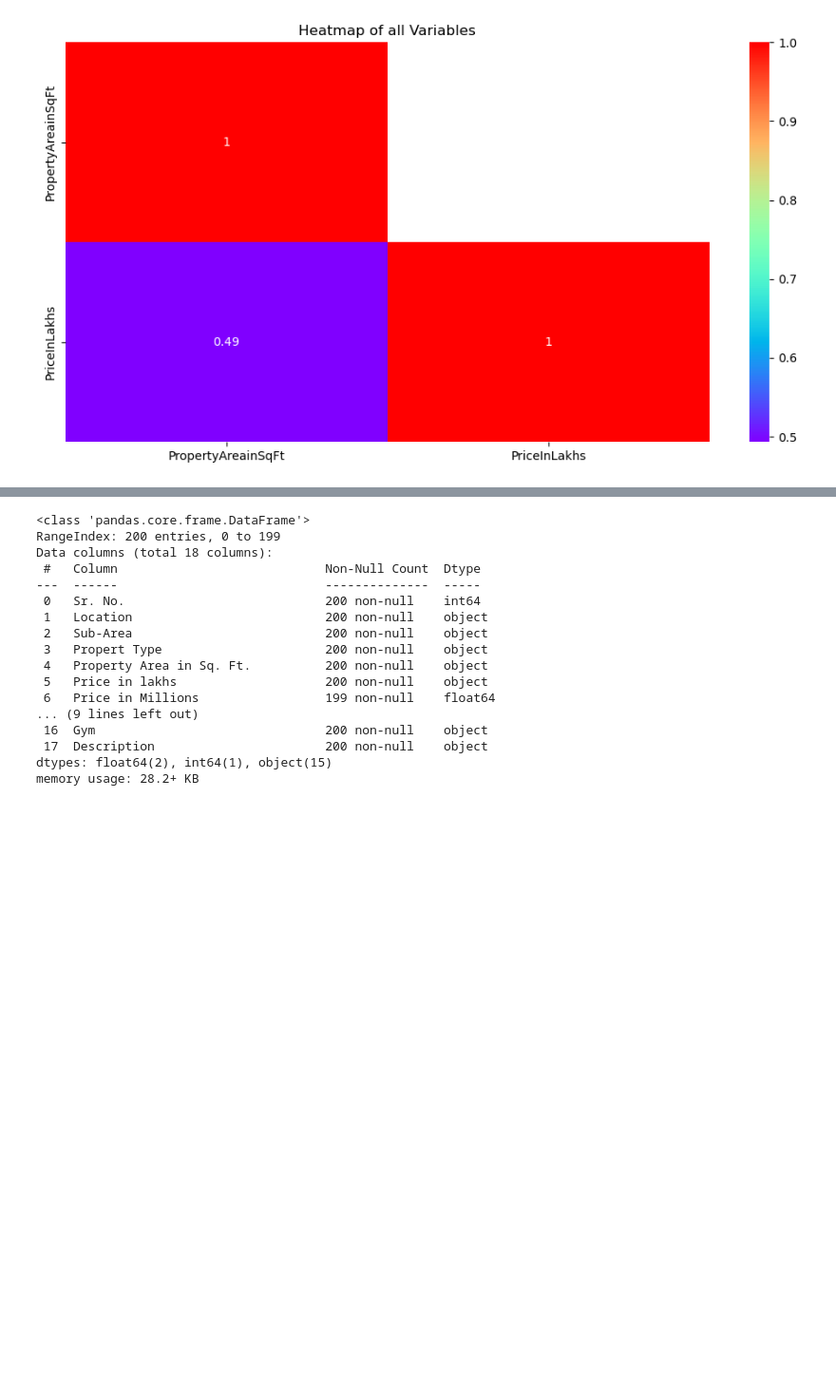
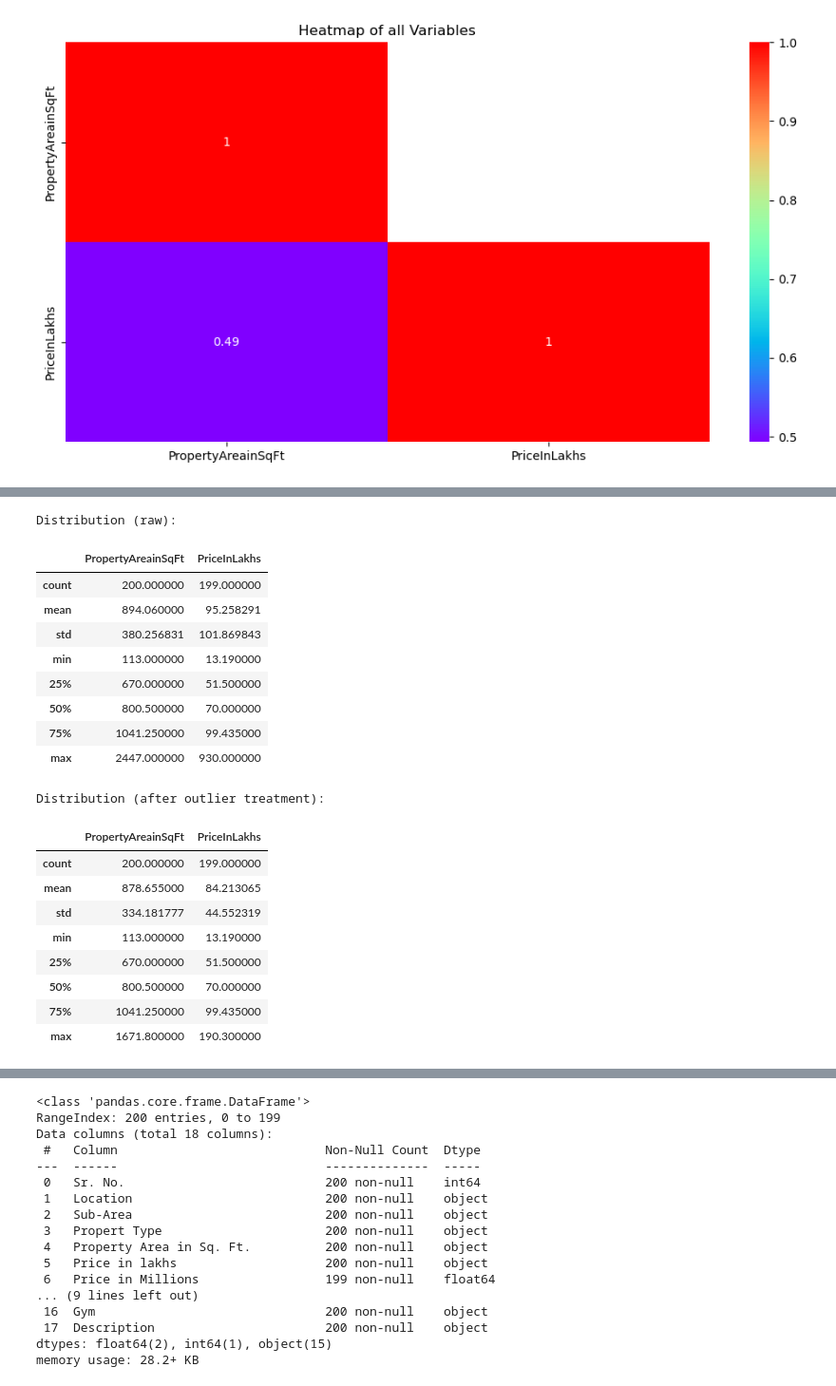
Before and after one commit to sudhanshusinghaiml/Real-Estate-Price-Prediction-Model-with-NLP-and-FastAPI, a Jupyter notebook: codes-in-notebook/ExploratoryDataAnalysis.ipynb, the cells around one changed output, grey strips where cells are left out. Shown at 95% size. Drawn from its saved outputs; the diff is of its cells as text; code cells hidden in the pictures; blank space fills up the shorter version.

```diff
--- a/codes-in-notebook/ExploratoryDataAnalysis.ipynb
+++ b/codes-in-notebook/ExploratoryDataAnalysis.ipynb
@@ -662,0 +679,35 @@ plt.show()
+# %%
+# Treating outliers in the numeric columns
+clist = ['PropertyAreainSqFt','PriceInLakhs']
+
+print("\nDistribution (raw):")
+display(modified_df[clist].describe())
+
+for col in clist:
+    lval, hval = get_outlier_range(modified_df,col)
+    modified_df[col] = np.where(modified_df[col] >hval, hval, modified_df[col])
+    modified_df[col] = np.where(modified_df[col] <lval, lval, modified_df[col])
+
+print("\nDistribution (after outlier treatment):")
+display(modified_df[clist].describe())
+# %% [output]
+Distribution (raw):
+|  | PropertyAreainSqFt | PriceInLakhs |
+| count | 200.000000 | 199.000000 |
+| mean | 894.060000 | 95.258291 |
+| std | 380.256831 | 101.869843 |
+| min | 113.000000 | 13.190000 |
+| 25% | 670.000000 | 51.500000 |
+| 50% | 800.500000 | 70.000000 |
+| 75% | 1041.250000 | 99.435000 |
+| max | 2447.000000 | 930.000000 |
+Distribution (after outlier treatment):
+|  | PropertyAreainSqFt | PriceInLakhs |
+| count | 200.000000 | 199.000000 |
+| mean | 878.655000 | 84.213065 |
+| std | 334.181777 | 44.552319 |
+| min | 113.000000 | 13.190000 |
+| 25% | 670.000000 | 51.500000 |
+| 50% | 800.500000 | 70.000000 |
+| 75% | 1041.250000 | 99.435000 |
+| max | 1671.800000 | 190.300000 |
```
Also changed, not shown: parts of 6 cells of this notebook, 3 other files.
